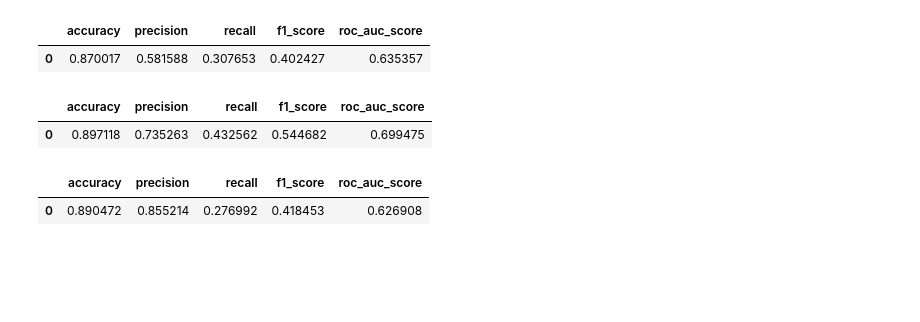
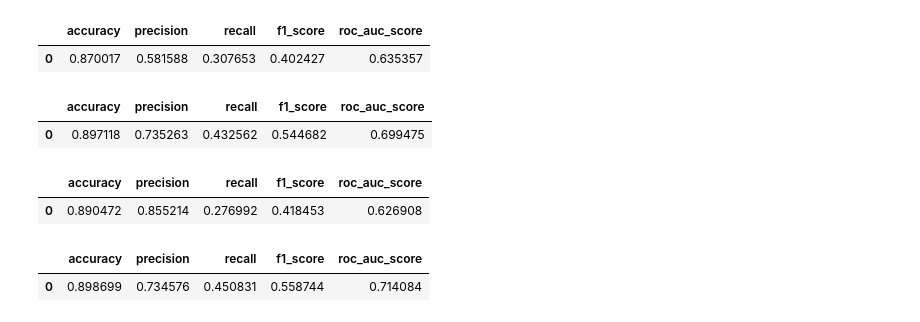
Before and after one commit to jamie-chiu/limits_555a2, a Jupyter notebook: hypothesis_testing_years.ipynb, the cells around one changed output. Cells and saved outputs as stored; diff of their text form; code cells hidden in the pictures; blank space fills up the shorter version.

Commit message:
added an allyears model labeled 2021

```diff
--- a/hypothesis_testing_years.ipynb
+++ b/hypothesis_testing_years.ipynb
@@ -701,0 +680,37 @@ Please also refer to the documentation for alternative solver options:
+# %%
+# Load training data
+df_data = pd.read_csv("training_data/PreFer_train_data.csv", low_memory=False)
+df_data_outcome = pd.read_csv("training_data/PreFer_train_outcome.csv")
+year = 2021
+
+# Clean training data using clean_df from submission.py
+df_data_cleaned = clean_df(df_data, year)
+
+# Combine cleaned_df and outcome_df
+model_df = pd.merge(df_data_cleaned, df_data_outcome, on="nomem_encr")
+train_df, test_df = train_test_split(model_df, test_size=0.20, random_state=42)
+
+# Filter cases for whom the outcome is not available
+train_df = train_df[~train_df['new_child'].isna()]
+X_train = train_df.drop(['new_child', 'nomem_encr'], axis=1)
+y_train = train_df['new_child']
+
+# Define the model
+model = LogisticRegression(verbose=10)
+
+# Fit the model
+model.fit(X_train, y_train)
+
+# Save the model
+joblib.dump(model, f"model_{year}.joblib")
+
+# Print progress
+print("Model saved.")
+
+test_df = test_df[~test_df['new_child'].isna()]
+X_test = test_df.drop(['new_child'], axis=1)
+y_test = test_df[['new_child', 'nomem_encr']]
+
+predictions_all = predict_outcomes(X_test, f"model_{year}.joblib")
+
+scores_all = score(predictions_all, y_test, 2021)
@@ -729,6 +789,11 @@ scores_2020
 # %% [output]
 |  | accuracy | precision | recall | f1_score | roc_auc_score |
 | 0 | 0.890472 | 0.855214 | 0.276992 | 0.418453 | 0.626908 |
+# %%
+scores_all
+# %% [output]
+|  | accuracy | precision | recall | f1_score | roc_auc_score |
+| 0 | 0.898699 | 0.734576 | 0.450831 | 0.558744 | 0.714084 |
 # %%
 accuracy_runs
 # %% [output]
```
Also changed, not shown: parts of 18 cells of this notebook.
